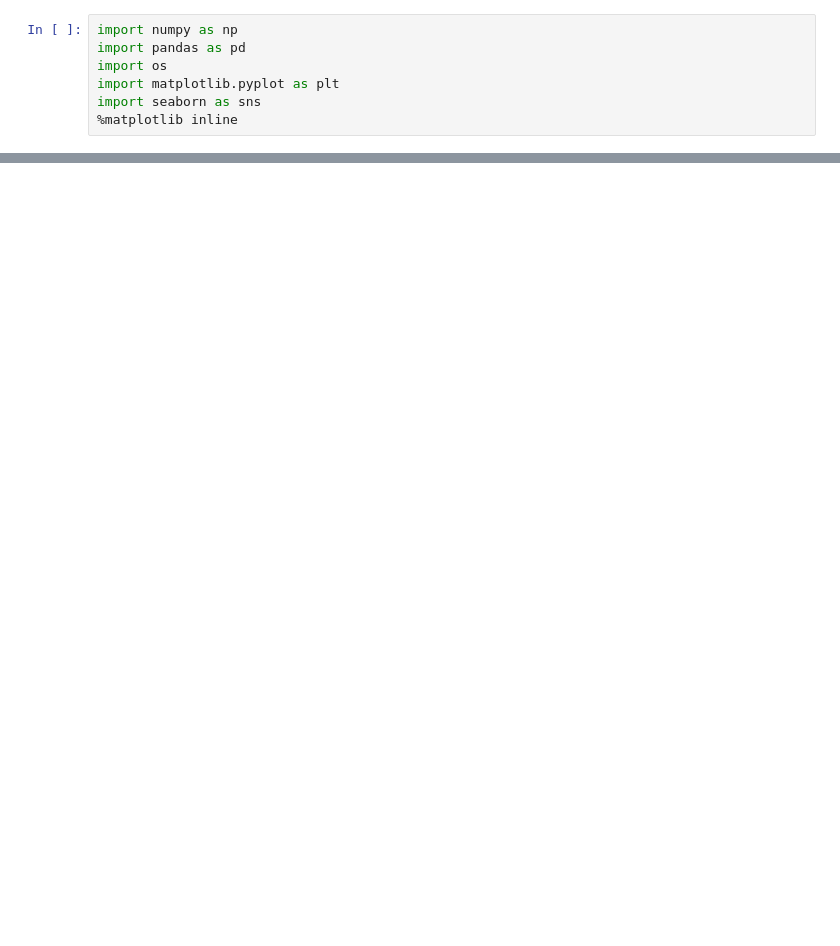
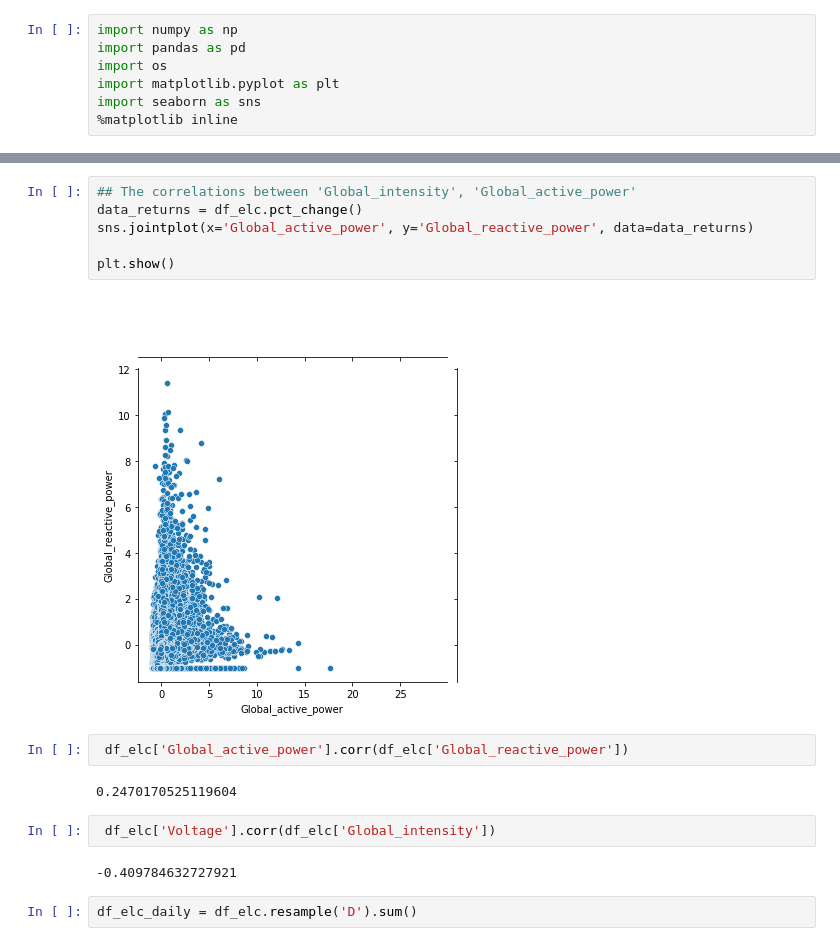
Before and after one commit to NonnyJay/HAMOYE, a Jupyter notebook: Quiz_5/Project5.ipynb, the cells around one changed output, grey strips where cells are left out. Drawn from its saved outputs; the diff is of its cells as text; blank space fills up the shorter version.

```diff
--- a/Quiz_5/Project5.ipynb
+++ b/Quiz_5/Project5.ipynb
@@ -117,0 +113,18 @@ print('Augmented Dickey-Fuller Test: MeanTemp Time Series')augmented_dickey_full
+# %%
+## The correlations between 'Global_intensity', 'Global_active_power'
+data_returns = df_elc.pct_change()
+sns.jointplot(x='Global_active_power', y='Global_reactive_power', data=data_returns)
+
+plt.show()
+# %% [output]
+[figure, added]
+# %%
+ df_elc['Global_active_power'].corr(df_elc['Global_reactive_power'])
+# %% [output]
+0.2470170525119604
+# %%
+ df_elc['Voltage'].corr(df_elc['Global_intensity'])
+# %% [output]
+-0.409784632727921
+# %%
+df_elc_daily = df_elc.resample('D').sum()
```
Also changed, not shown: parts of 29 cells of this notebook.
